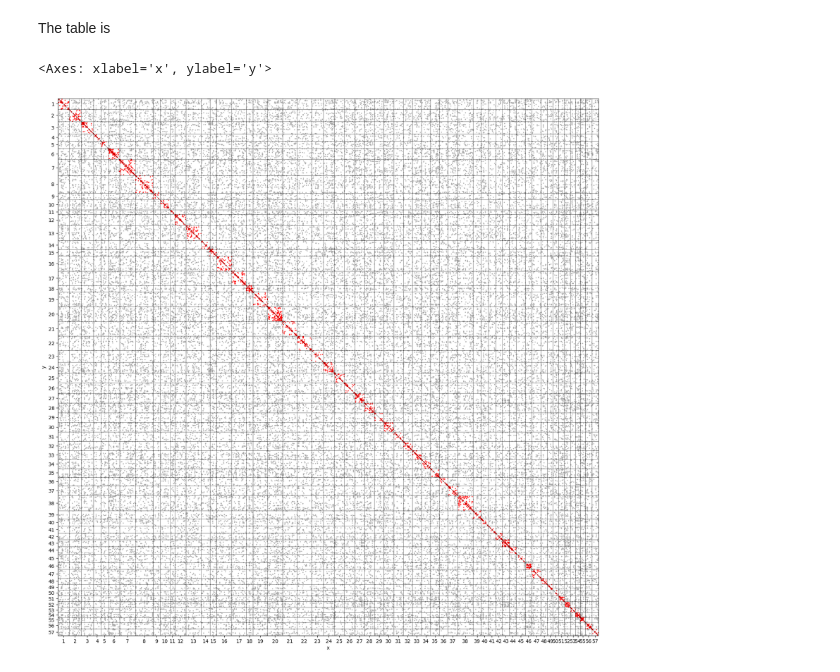
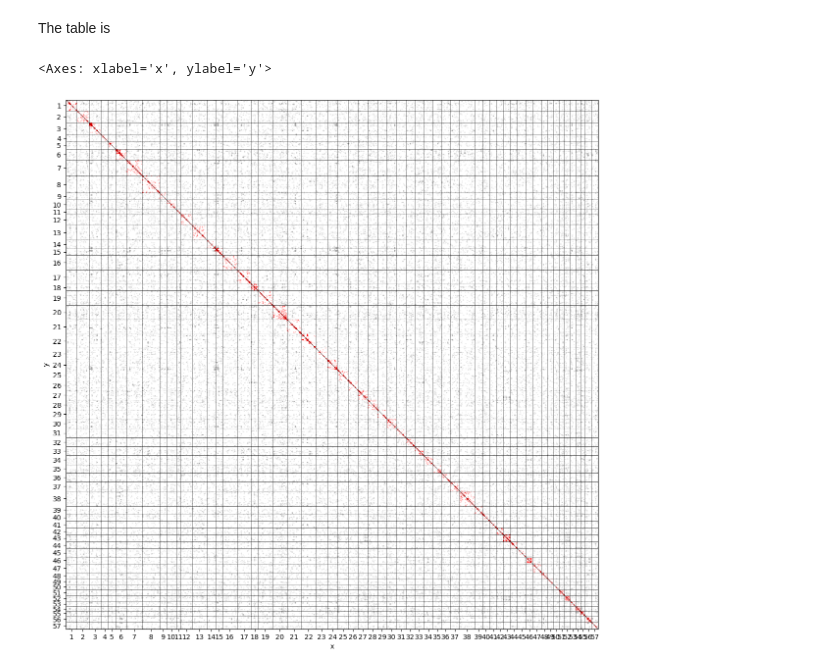
Before and after one commit to galicae/plit-genome, a Jupyter notebook: 07-analysis/self_synteny.ipynb, the cells around one changed output. Drawn from its saved outputs; the diff is of its cells as text; code cells hidden in the pictures.

```diff
--- a/07-analysis/self_synteny.ipynb
+++ b/07-analysis/self_synteny.ipynb
@@ -152,36 +152,36 @@ def calc_coordinates(row, gff, offsets):
     x = loc_to + offset_to
 
     # print(row['gene_from'], row['gene_to'], x, y)
-    return x, y, col
+    return x, y, col, chrom_from, chrom_to
 # %%
 tmp = best.apply(calc_coordinates, axis=1, gff=gff, offsets=offsets)
-coordinates = pd.DataFrame(tmp.tolist(), columns=['x', 'y', 'col'])
+coordinates = pd.DataFrame(tmp.tolist(), columns=['x', 'y', 'col', 'chrom_from', 'chrom_to'])
 best = best.join(coordinates)
 best.dropna(inplace=True)
 del tmp
 # %%
 total_length = sum([x for x in chromosomes.values()])
 # %%
-fig, ax = plt.subplots(figsize=(20, 20))
+fig, ax = plt.subplots(figsize=(14, 14))
 
 ax.set_xlim(0, total_length)
 ax.set_ylim(0, total_length)
 ax.set_xticks([offsets[x]+chromosomes[x]/2 for x in chromosomes.keys()])
 ax.set_xticklabels([x.split('_')[1] for x in chromosomes.keys()])
 
 ax.set_yticks([offsets[x]+chromosomes[x]/2 for x in chromosomes.keys()])
 ax.set_yticklabels([x.split('_')[1] for x in chromosomes.keys()])
 
 ax.yaxis.set_inverted(True)
 
 ax.plot([0, total_length], [0, total_length], color='black', linestyle='-', linewidth=0.4)
 
 for _, offset in offsets.items():
     ax.axvline(offset, color='black', linewidth=0.4)
     ax.axhline(offset, color='black', linewidth=0.4)
 
 keep = best['eval'] < 1e-5
-best[keep].plot.scatter(x='x', y='y', c='col', ax=ax, s=1)
+best[keep].plot.scatter(x='x', y='y', c='col', ax=ax, s=0.5, alpha=0.2)
 # %% [output]
 <Axes: xlabel='x', ylabel='y'>
-[figure, old version]
+[figure, new version]
```
Also changed, not shown: parts of 8 cells of this notebook.
